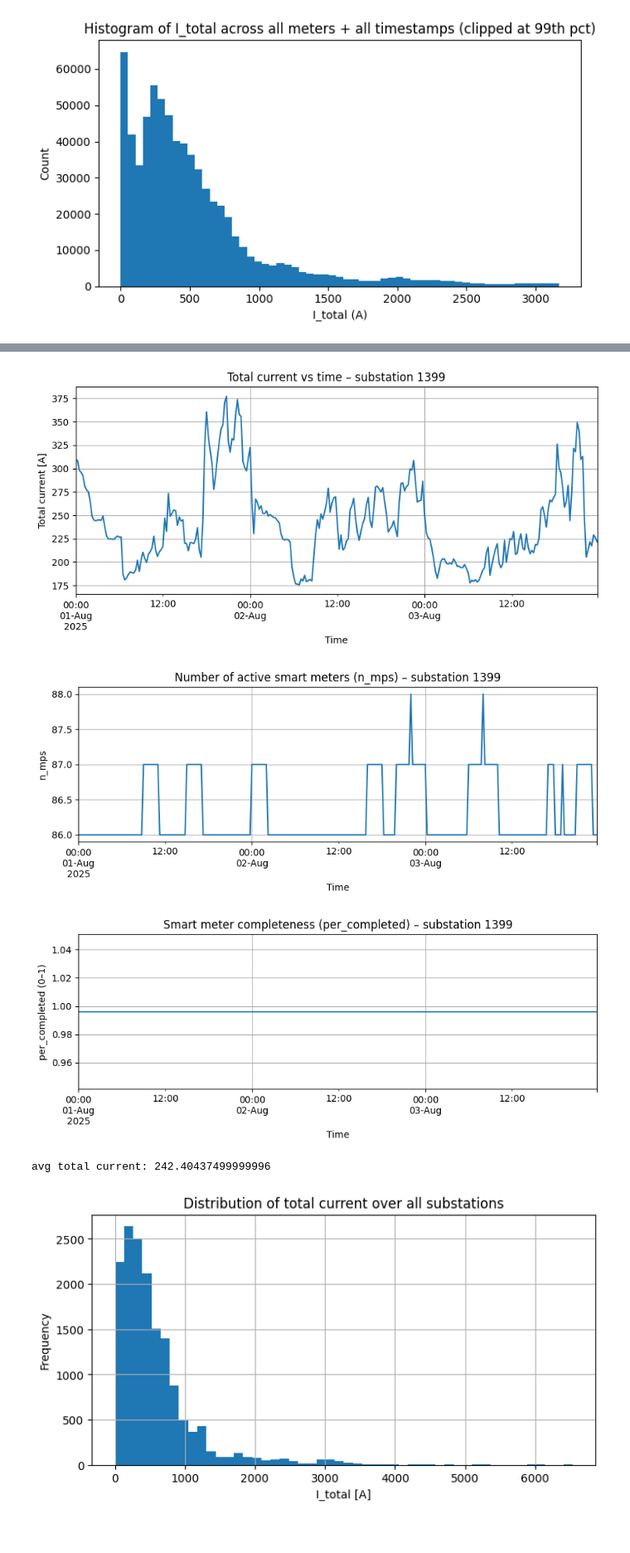
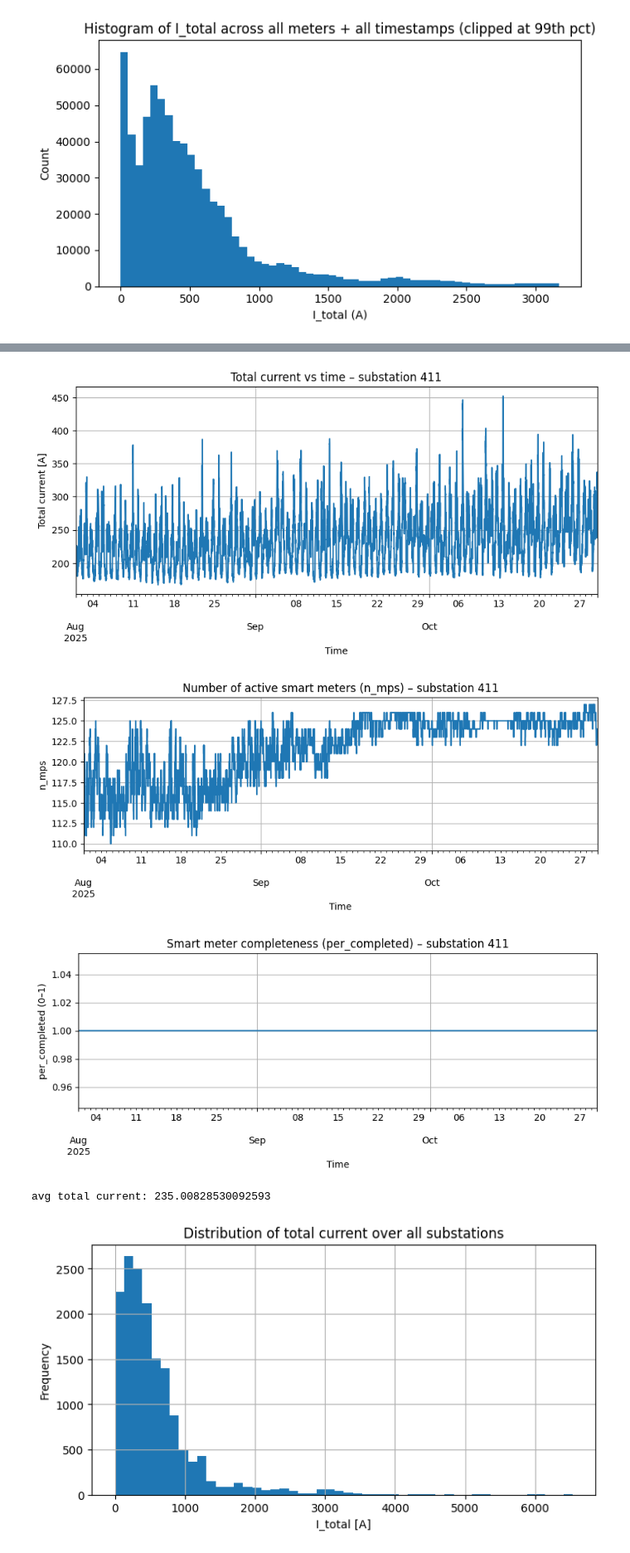
Before and after one commit to MindisBlank/Jasonaq_thesis, a Jupyter notebook: notebooks/SmartmeterLookup.ipynb, the cells around one changed output, grey strips where cells are left out. Shown at 83% size. Saved outputs shown, nothing was run; the diff lists cells and outputs as text; code cells hidden in the pictures.

```diff
--- a/notebooks/SmartmeterLookup.ipynb
+++ b/notebooks/SmartmeterLookup.ipynb
@@ -135,9 +135,9 @@ substation_stats.head()
 | 3 | 74 | 148.517955 | 136.263690 | 125.768338 | 410.549983 | 891.50 | 0.412500 | 17666 |
 | 4 | 76 | 241.485102 | 201.678887 | 166.515516 | 609.679505 | 994.54 | 0.375839 | 8833 |
 # %%
-sub_id = 1399  # <-- change this
+sub_id = 411  # <-- change this
 trafo_id = "sp1"
-days_to_plot = 3
+days_to_plot = 90
 
 df_one = df_sm[(df_sm["substation_id"] == sub_id) & (df_sm["transformer"] == trafo_id)].copy()
 df_one = df_one.sort_values("ts").set_index("ts")
@@ -185,7 +185,7 @@ print("avg total current:", df_one["I_total"].mean())
-[figure, old version]
+[figure, new version]
-[figure, old version]
+[figure, new version]
-[figure, old version]
+[figure, new version]
-avg total current: 242.40437499999996
+avg total current: 235.00828530092593
 # %%
 df_sm["I_total"].plot(kind="hist", bins=50, figsize=(8, 4))
 plt.title("Distribution of total current over all substations")
```
Also changed, not shown: parts of 1 cell of this notebook, 4 other files.
